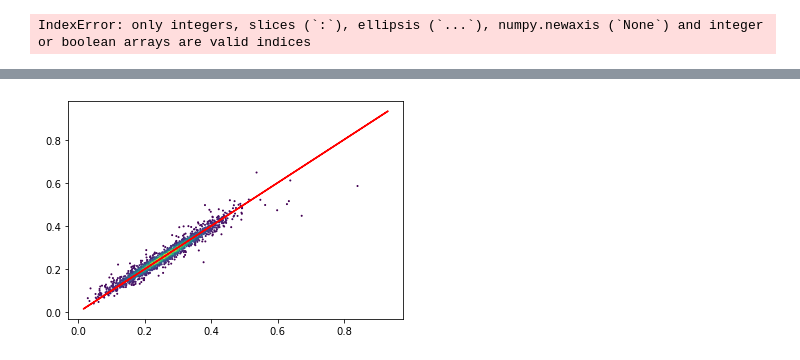
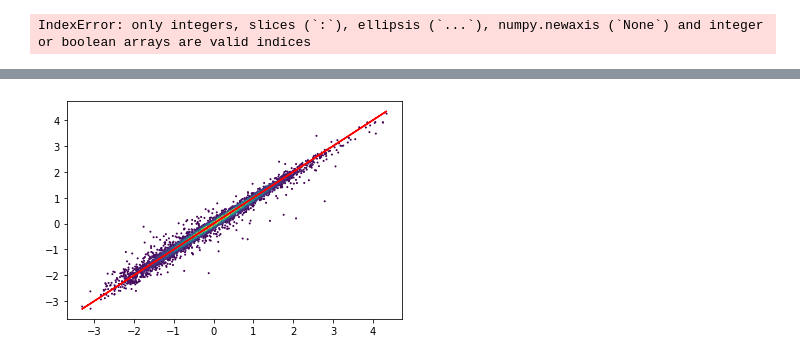
Before and after one commit to alberdibenat/Surrogated_Model_UED, a Jupyter notebook: Surrogated_model_v3_FBL.ipynb, the cells around one changed output, grey strips where cells are left out. Saved outputs shown, nothing was run; the diff lists cells and outputs as text; code cells hidden in the pictures.

Commit message:
Improved model for 3 output variables, Q is still missing

```diff
--- a/Surrogated_model_v3_FBL.ipynb
+++ b/Surrogated_model_v3_FBL.ipynb
@@ -171,15 +61,26 @@ df_out['Log_Q'] = np.log10(-df_out['Q'])
+# %%
+hbar=6.62e-34/(2*np.pi)
+m=9.1e-31
+c=3e8
+coeff = hbar/m/c
+df_out['Lateral_coherence'] = coeff*df_out['Trans_size']*1e-3/(df_out['Trans_emittance']*1e-6)
+
+
+
+#df_out.iloc[np.arange(df_out['Bunch_length'].argmax()-5,df_out['Bunch_length'].argmax()+5)]
 # %%
-df_out['Log_TR'] = np.log10(df_out['Time_Resolution'])
+df_in = df_in[df_out['Time_Resolution'].notna()]
+df_out = df_out[df_out['Time_Resolution'].notna()]
 
-#from sklearn.model_selection import train_test_split
-#X_train,X_test,y_train,y_test = train_test_split(df_in, df_out, test_size=0.1)
-##df_out_short = df_out.drop(axis=1,columns='Bunch_length')
+df_out['Log_TR'] = -np.log10(df_out['Time_Resolution'])
+df_out['Log_Q'] = -np.log10(-df_out['Q'])
 
-df_in_short = df_in[['Q_init','rms_time','Phase_gun','Amplitude_gun','Phase_b1','Amplitude_b1','Phase_b2','Amplitude_b2','Phase_b3','Amplitude_b3']]
-df_in_short = df_in_short[df_out['Time_Resolution'].notna()]
 
-df_out_short = df_out[['Log_TR']]
-df_out_short = df_out_short[df_out['Time_Resolution'].notna()]
+df_in_short = df_in[['Q_init','rms_time','Phase_gun','Phase_b1','Amplitude_b1','Phase_b2','Amplitude_b2','Phase_b3','Amplitude_b3']]
+#df_out_short = df_out[['Log_TR']]#,'Q','Trans_emittance','Trans_size','Kinetic_energy']]
+df_out_short = df_out[['Log_TR','Lateral_coherence','Kinetic_energy']]#,'Log_Q']]#,'Q','Trans_emittance','Trans_size','Kinetic_energy']]
+
+
 #df_out_short = df_out[['Log_bunch_length','Log_deviation']]
 #df_out_short = df_out[['Log_bunch_length']]
 #df_out_short = df_out[['Log_emittance', 'Log_bunch_length','Log_deviation']]
@@ -194,5 +95,5 @@ y_train, y_validate, y_test = np.split(df_out_short.sample(frac=1, random_state=
 
 
 
-len(y_test)#.head(5)
+df_out_short.head(5)
 # %% [output]
@@ -202,11 +108,11 @@ from sklearn.preprocessing import MinMaxScaler
 # %%
-scaler = MinMaxScaler()
+lengthscaler = StandardScaler()
 scaler.fit(x_train)
 x_train = scaler.transform(x_train)
 x_validate = scaler.transform(x_validate)
 x_test = scaler.transform(x_test)
 
-scaler2 = MinMaxScaler()
+scaler2 = StandardScaler()
 scaler2.fit(y_train)
 y_train = scaler2.transform(y_train)
 y_validate = scaler2.transform(y_validate)
@@ -251,10 +165,12 @@ board = TensorBoard(log_dir = log_directory, histogram_freq=1,
 #Early stop creation to stop before overfitting
 early_stop = EarlyStopping(monitor='val_loss',mode ='min',verbose=1, patience=25)
 # %%
+#a = my_loss_fn(np.array([3,3,2]),np.array([5,2,3]))
+#print(a)
 
 hist = {}
 #Train the simple model and evaluate
-model = model_simple(10,1)
+model = model_simple(9,3)
 
 hist['simple'] = model.fit(x_train, y_train, validation_data=(x_validate, y_validate),
                            epochs=1000,callbacks=[early_stop, board])
@@ -428,16 +345,16 @@ plt.show()
 # %%
 from scipy.stats import gaussian_kde
 #For 1 output model
 #Result with 550, 450, 210 -> 1
-y_test_evaluation = np.asarray(y_test[:2000])[:,0]
-calculated_evaluation = model.predict(x_test)[:2000,0]
+y_test_evaluation = np.asarray(y_test[:len(y_test)])[:,0]
+calculated_evaluation = model.predict(x_test)[:len(y_test),0]
 
 xy = np.vstack([y_test_evaluation, calculated_evaluation])
 z = gaussian_kde(xy)(xy)
 
 fig = plt.figure()
 plt.scatter(y_test_evaluation, calculated_evaluation, c=z, s=1)
 plt.plot(y_test,y_test,'r')
 fig.savefig('1out_model.png')
 # %% [output]
-[figure, old version]
+[figure, new version]
```
Also changed, not shown: parts of 17 cells of this notebook, 1 other file.
